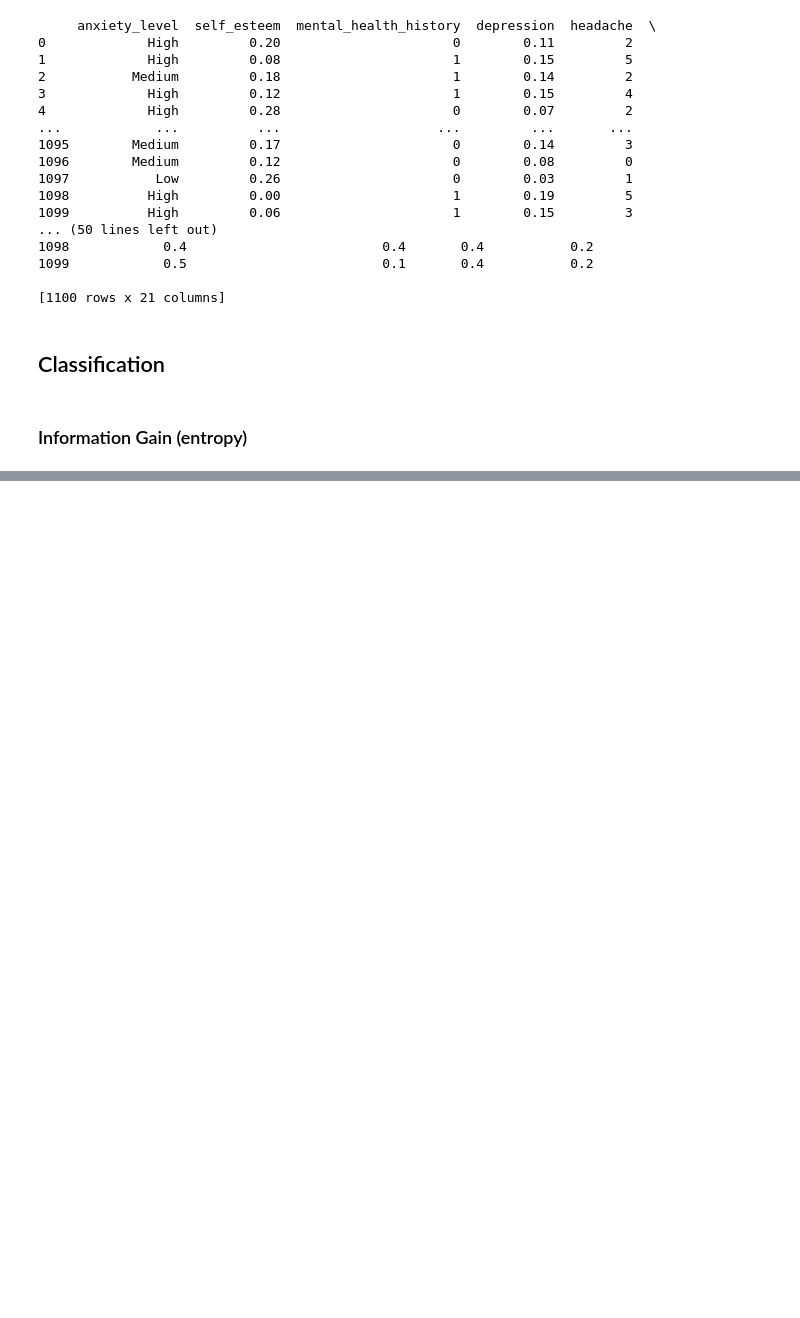
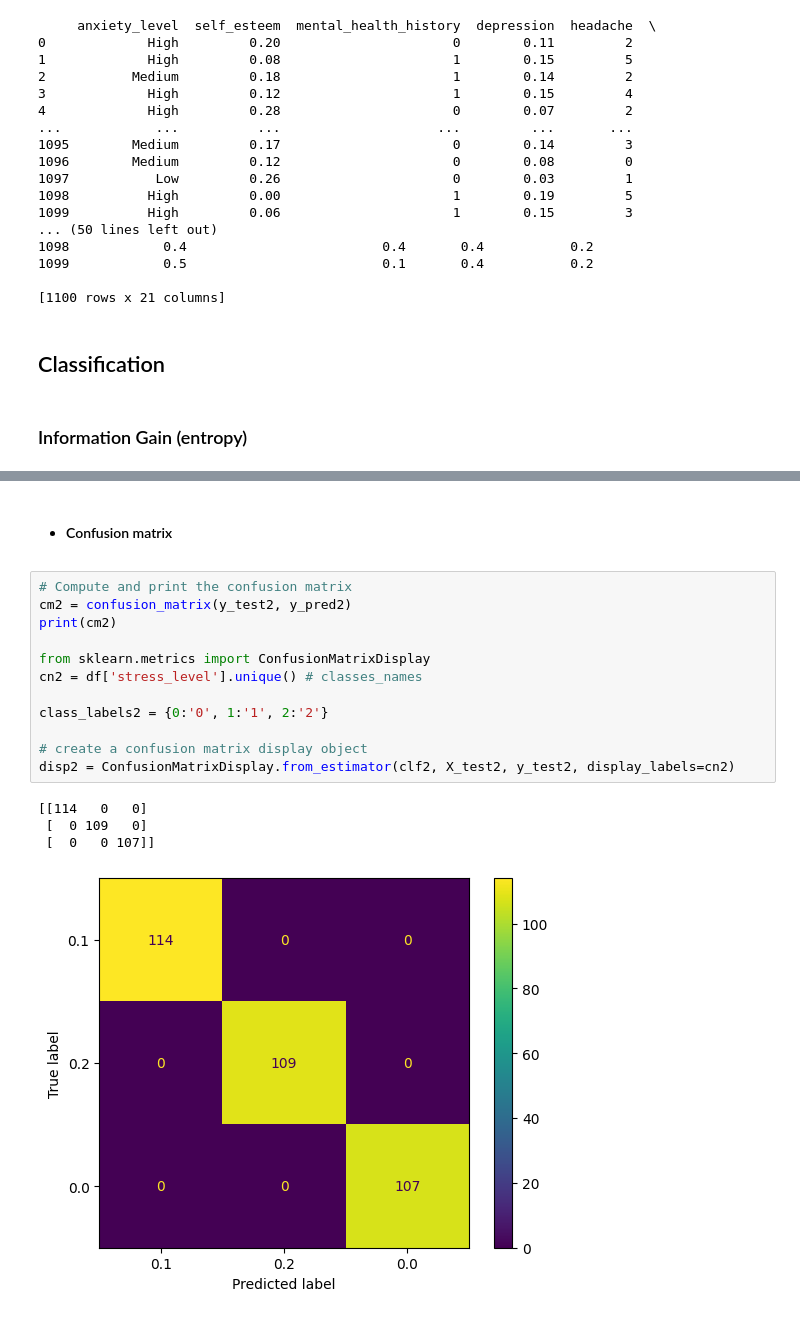
Before and after one commit to Jana18kh/Project, a Jupyter notebook: Project.ipynb, the cells around one changed output, grey strips where cells are left out. Cells and saved outputs as stored; diff of their text form; blank space fills up the shorter version.

```diff
--- a/Project.ipynb
+++ b/Project.ipynb
@@ -577,0 +648,19 @@ plt.show()
+# %% [markdown]
+- #### Confusion matrix
+# %%
+# Compute and print the confusion matrix
+cm2 = confusion_matrix(y_test2, y_pred2)
+print(cm2)
+
+from sklearn.metrics import ConfusionMatrixDisplay
+cn2 = df['stress_level'].unique() # classes_names
+
+class_labels2 = {0:'0', 1:'1', 2:'2'}
+
+# create a confusion matrix display object
+disp2 = ConfusionMatrixDisplay.from_estimator(clf2, X_test2, y_test2, display_labels=cn2)
+# %% [output]
+[[114   0   0]
+ [  0 109   0]
+ [  0   0 107]]
+[figure, added]
```
Also changed, not shown: parts of 35 cells of this notebook, 1 other file.
